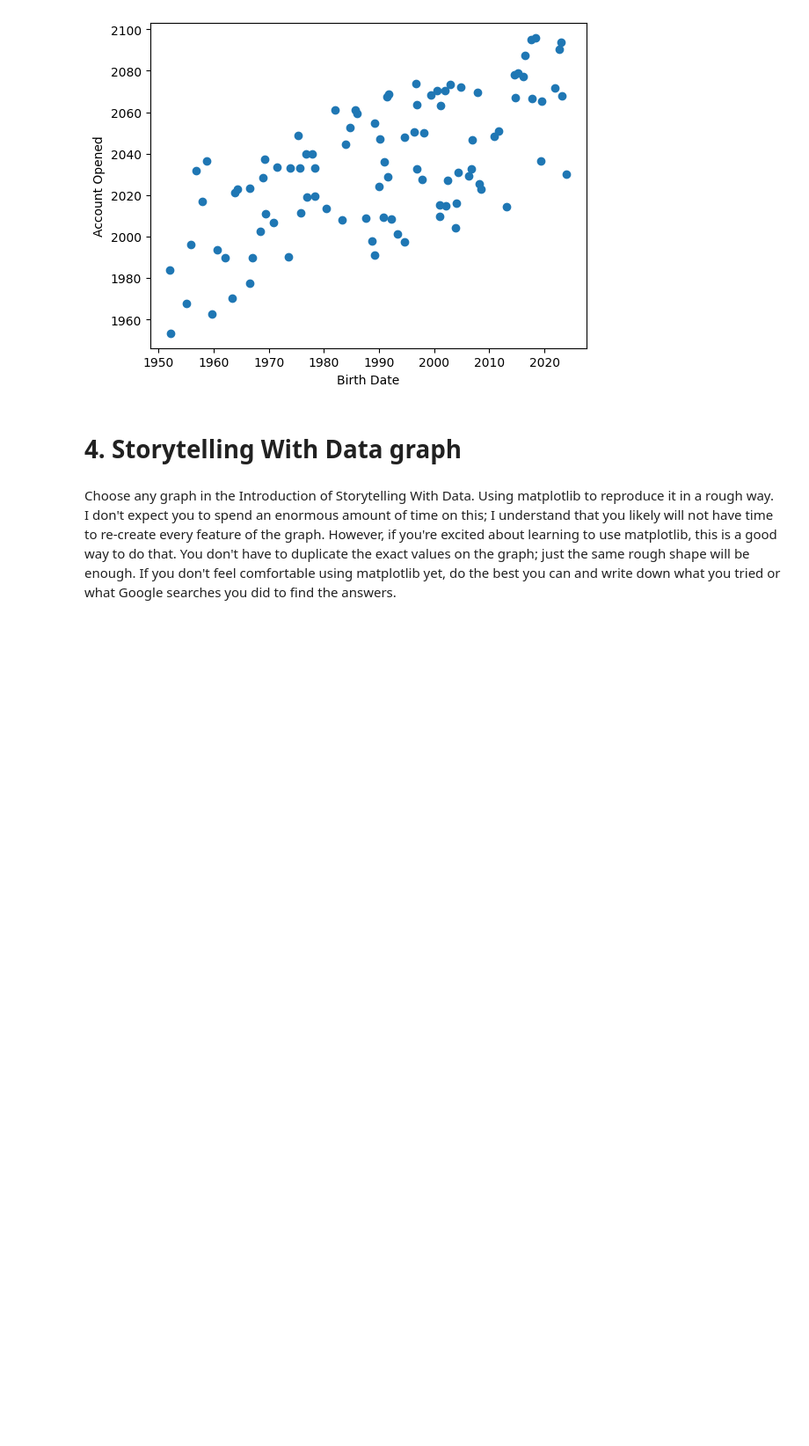
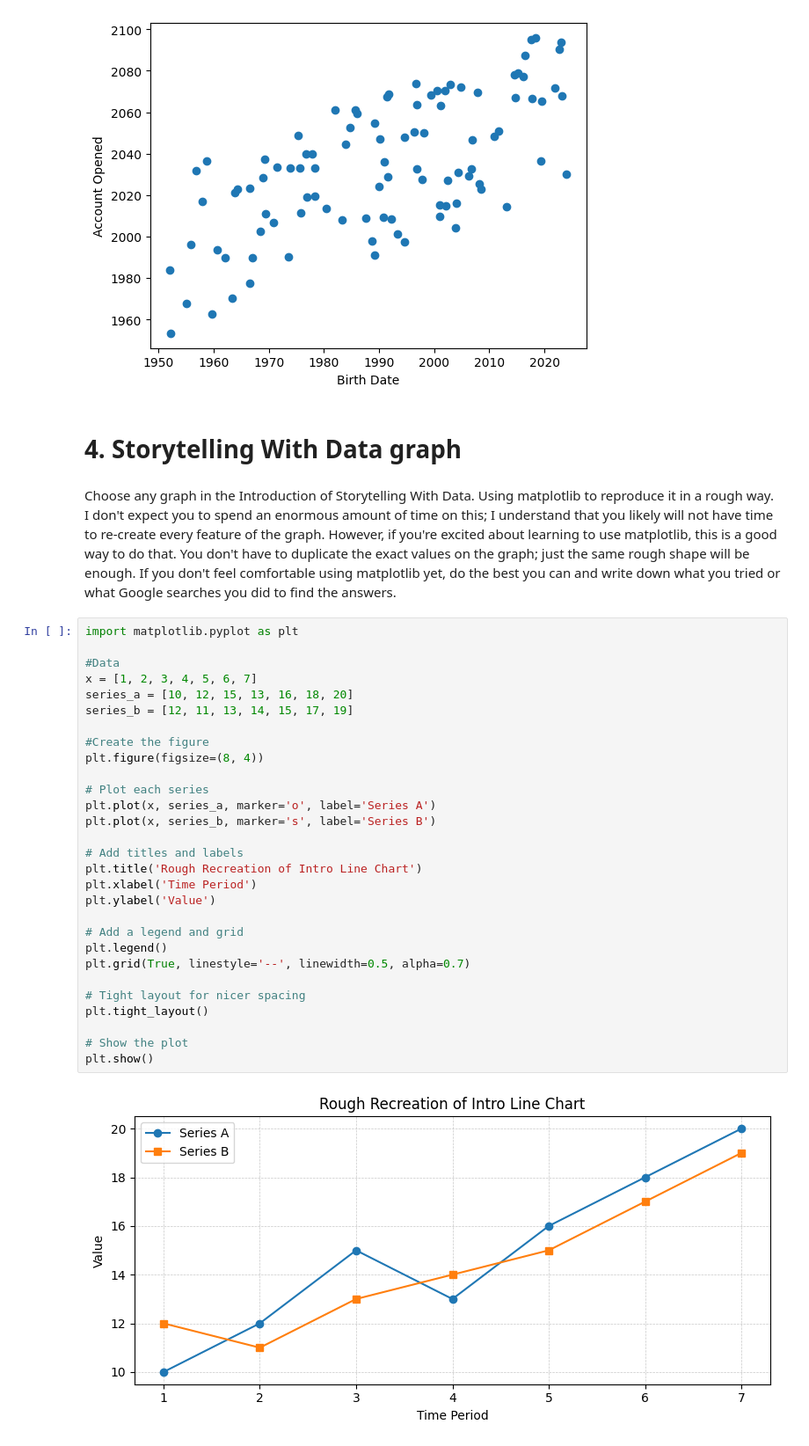
Before and after one commit to amc200092845471/Module-B-semester-2, a Jupyter notebook: Week1.ipynb, the cells around one changed output. Shown: that part at 88% size. Cells and saved outputs as stored; diff of their text form; blank space fills up the shorter version.

```diff
--- a/Week1.ipynb
+++ b/Week1.ipynb
@@ -474,3 +474,34 @@ Text(0.5, 0, 'Birth Date')
 # 4. Storytelling With Data graph
 # %% [markdown]
 Choose any graph in the Introduction of Storytelling With Data.  Using matplotlib to reproduce it in a rough way.  I don't expect you to spend an enormous amount of time on this; I understand that you likely will not have time to re-create every feature of the graph.  However, if you're excited about learning to use matplotlib, this is a good way to do that.  You don't have to duplicate the exact values on the graph; just the same rough shape will be enough.  If you don't feel comfortable using matplotlib yet, do the best you can and write down what you tried or what Google searches you did to find the answers.
+# %%
+import matplotlib.pyplot as plt
+
+#Data
+x = [1, 2, 3, 4, 5, 6, 7]
+series_a = [10, 12, 15, 13, 16, 18, 20]
+series_b = [12, 11, 13, 14, 15, 17, 19]
+
+#Create the figure
+plt.figure(figsize=(8, 4))
+
+# Plot each series
+plt.plot(x, series_a, marker='o', label='Series A')
+plt.plot(x, series_b, marker='s', label='Series B')
+
+# Add titles and labels
+plt.title('Rough Recreation of Intro Line Chart')
+plt.xlabel('Time Period')
+plt.ylabel('Value')
+
+# Add a legend and grid
+plt.legend()
+plt.grid(True, linestyle='--', linewidth=0.5, alpha=0.7)
+
+# Tight layout for nicer spacing
+plt.tight_layout()
+
+# Show the plot
+plt.show()
+# %% [output]
+[figure, added]
```
